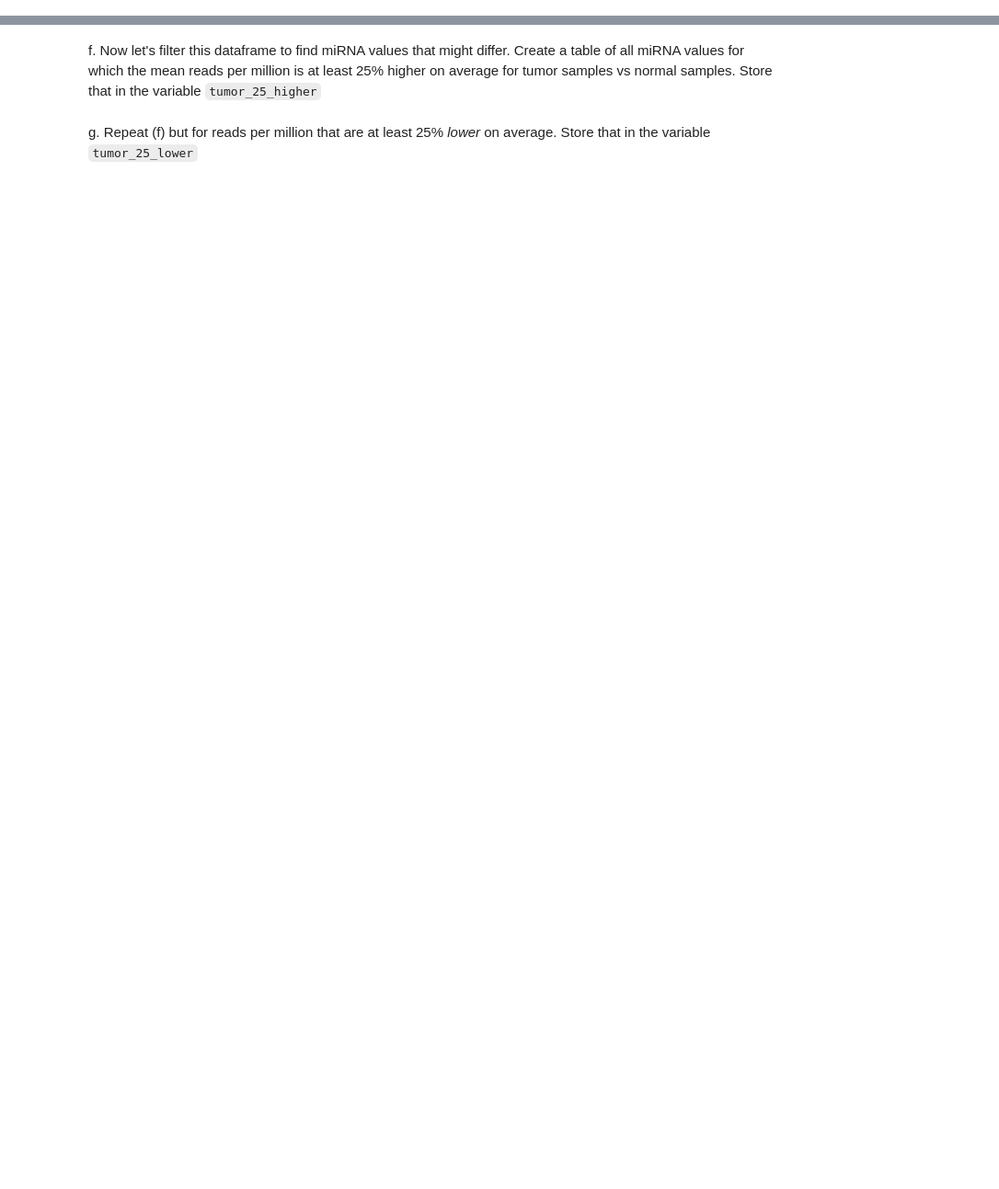
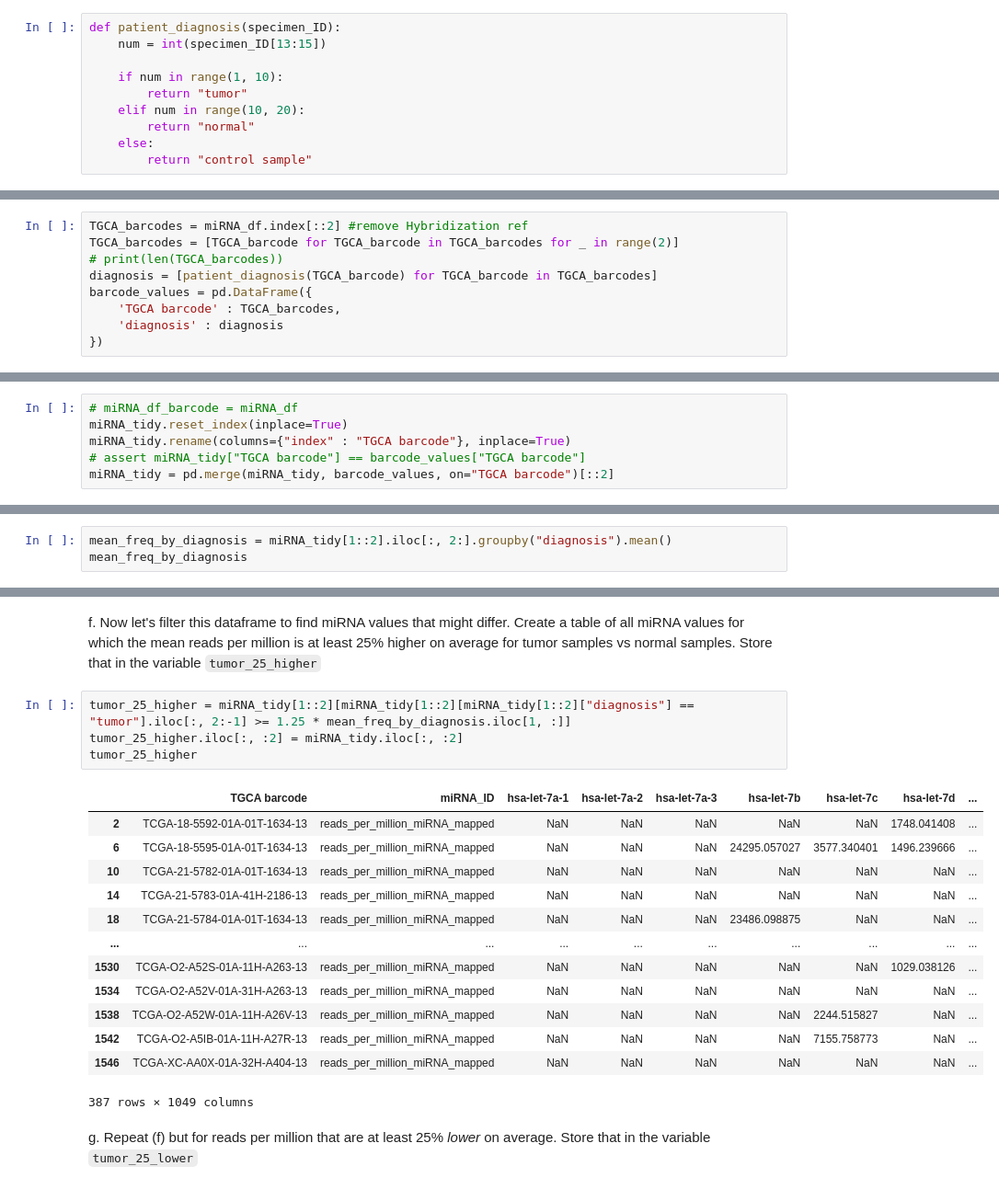
Before and after one commit to vivek-booshan/schulman, a Jupyter notebook: HW1/HW_1.ipynb, the cells around one changed output, grey strips where cells are left out. Shown at 92% size. Drawn from its saved outputs; the diff is of its cells as text; blank space fills up the shorter version.

`````diff
--- a/HW1/HW_1.ipynb
+++ b/HW1/HW_1.ipynb
@@ -317,7 +377,26 @@ https://docs.gdc.cancer.gov/Encyclopedia/pages/TCGA_Barcode/
 The specimen ID also contains the diagnosis. Read over this description to understand how this information is encoded.
 
 Write a python function ```patient_diagnosis``` that takes the specimen ID and returns 'normal' if the specimen type is normal and 'tumor' if the specimen type is of a tumor.
+# %%
+def patient_diagnosis(specimen_ID):
+    num = int(specimen_ID[13:15])
+
+    if num in range(1, 10):
+        return "tumor"
+    elif num in range(10, 20):
+        return "normal"
+    else:
+        return "control sample"
 # %% [markdown]
 c.  Use this function to add a column to create a separate dataframe ```barcode_values``` with two columns: ````TGCA_barcode``` and ```diagnosis``.
+# %%
+TGCA_barcodes = miRNA_df.index[::2] #remove Hybridization ref
+TGCA_barcodes = [TGCA_barcode for TGCA_barcode in TGCA_barcodes for _ in range(2)]
+# print(len(TGCA_barcodes))
+diagnosis = [patient_diagnosis(TGCA_barcode) for TGCA_barcode in TGCA_barcodes]
+barcode_values = pd.DataFrame({
+    'TGCA barcode' : TGCA_barcodes,
+    'diagnosis' : diagnosis
+})
 # %% [markdown]
 d.  Now let's try to take a look at this data to attempt to identify miRNAs that might on their own be indicative of a patient having a tumor.  Add the ```diagnosis``` column to the ```miRNA_tidy``` dataframe by merging that dataframe with the dataframe you made in c.
@@ -324,2 +405,11 @@ d.  Now let's try to take a look at this data to attempt to identify miRNAs that
+# %%
+# miRNA_df_barcode = miRNA_df
+miRNA_tidy.reset_index(inplace=True)
+miRNA_tidy.rename(columns={"index" : "TGCA barcode"}, inplace=True)
+# assert miRNA_tidy["TGCA barcode"] == barcode_values["TGCA barcode"]
+miRNA_tidy = pd.merge(miRNA_tidy, barcode_values, on="TGCA barcode")[::2]
 # %% [markdown]
 e.  Now group your data by diagnosis and create a summary of the mean reads per million of each of the types of miRNA.  Call this ```mean_freq_by_diagnosis```.
+# %%
+mean_freq_by_diagnosis = miRNA_tidy[1::2].iloc[:, 2:].groupby("diagnosis").mean()
+mean_freq_by_diagnosis
@@ -326,4 +422,22 @@ e.  Now group your data by diagnosis and create a summary of the mean reads per
 # %% [markdown]
 f.  Now let's filter this dataframe to find miRNA values that might differ.  Create a table of all miRNA values for which the mean reads per million is at least 25% higher on average for tumor samples vs normal samples. Store that in the variable ```tumor_25_higher```
+# %%
+tumor_25_higher = miRNA_tidy[1::2][miRNA_tidy[1::2][miRNA_tidy[1::2]["diagnosis"] == "tumor"].iloc[:, 2:-1] >= 1.25 * mean_freq_by_diagnosis.iloc[1, :]]
+tumor_25_higher.iloc[:, :2] = miRNA_tidy.iloc[:, :2]
+tumor_25_higher
+# %% [output]
+|  | TGCA barcode | miRNA_ID | hsa-let-7a-1 | hsa-let-7a-2 | hsa-let-7a-3 | hsa-let-7b | hsa-let-7c | hsa-let-7d | ... |
+| 2 | TCGA-18-5592-01A-01T-1634-13 | reads_per_million_miRNA_mapped | NaN | NaN | NaN | NaN | NaN | 1748.041408 | ... |
+| 6 | TCGA-18-5595-01A-01T-1634-13 | reads_per_million_miRNA_mapped | NaN | NaN | NaN | 24295.057027 | 3577.340401 | 1496.239666 | ... |
+| 10 | TCGA-21-5782-01A-01T-1634-13 | reads_per_million_miRNA_mapped | NaN | NaN | NaN | NaN | NaN | NaN | ... |
+| 14 | TCGA-21-5783-01A-41H-2186-13 | reads_per_million_miRNA_mapped | NaN | NaN | NaN | NaN | NaN | NaN | ... |
+| 18 | TCGA-21-5784-01A-01T-1634-13 | reads_per_million_miRNA_mapped | NaN | NaN | NaN | 23486.098875 | NaN | NaN | ... |
+| ... | ... | ... | ... | ... | ... | ... | ... | ... | ... |
+| 1530 | TCGA-O2-A52S-01A-11H-A263-13 | reads_per_million_miRNA_mapped | NaN | NaN | NaN | NaN | NaN | 1029.038126 | ... |
+| 1534 | TCGA-O2-A52V-01A-31H-A263-13 | reads_per_million_miRNA_mapped | NaN | NaN | NaN | NaN | NaN | NaN | ... |
+| 1538 | TCGA-O2-A52W-01A-11H-A26V-13 | reads_per_million_miRNA_mapped | NaN | NaN | NaN | NaN | 2244.515827 | NaN | ... |
+| 1542 | TCGA-O2-A5IB-01A-11H-A27R-13 | reads_per_million_miRNA_mapped | NaN | NaN | NaN | NaN | 7155.758773 | NaN | ... |
+| 1546 | TCGA-XC-AA0X-01A-32H-A404-13 | reads_per_million_miRNA_mapped | NaN | NaN | NaN | NaN | NaN | NaN | ... |
+387 rows × 1049 columns
 # %% [markdown]
 g.  Repeat (f) but for reads per million that are at least 25% *lower* on average. Store that in the variable ```tumor_25_lower```
`````
Also changed, not shown: parts of 20 cells of this notebook.
